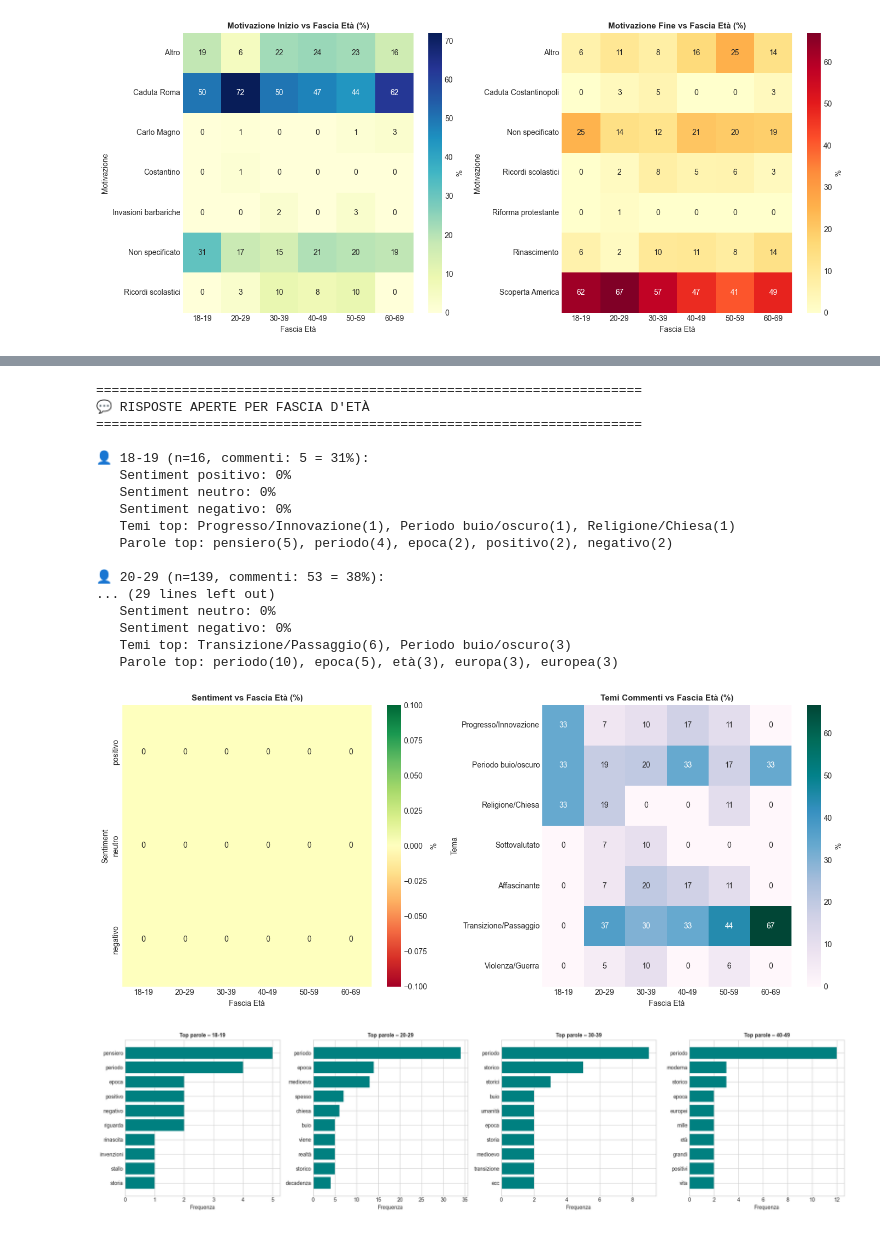
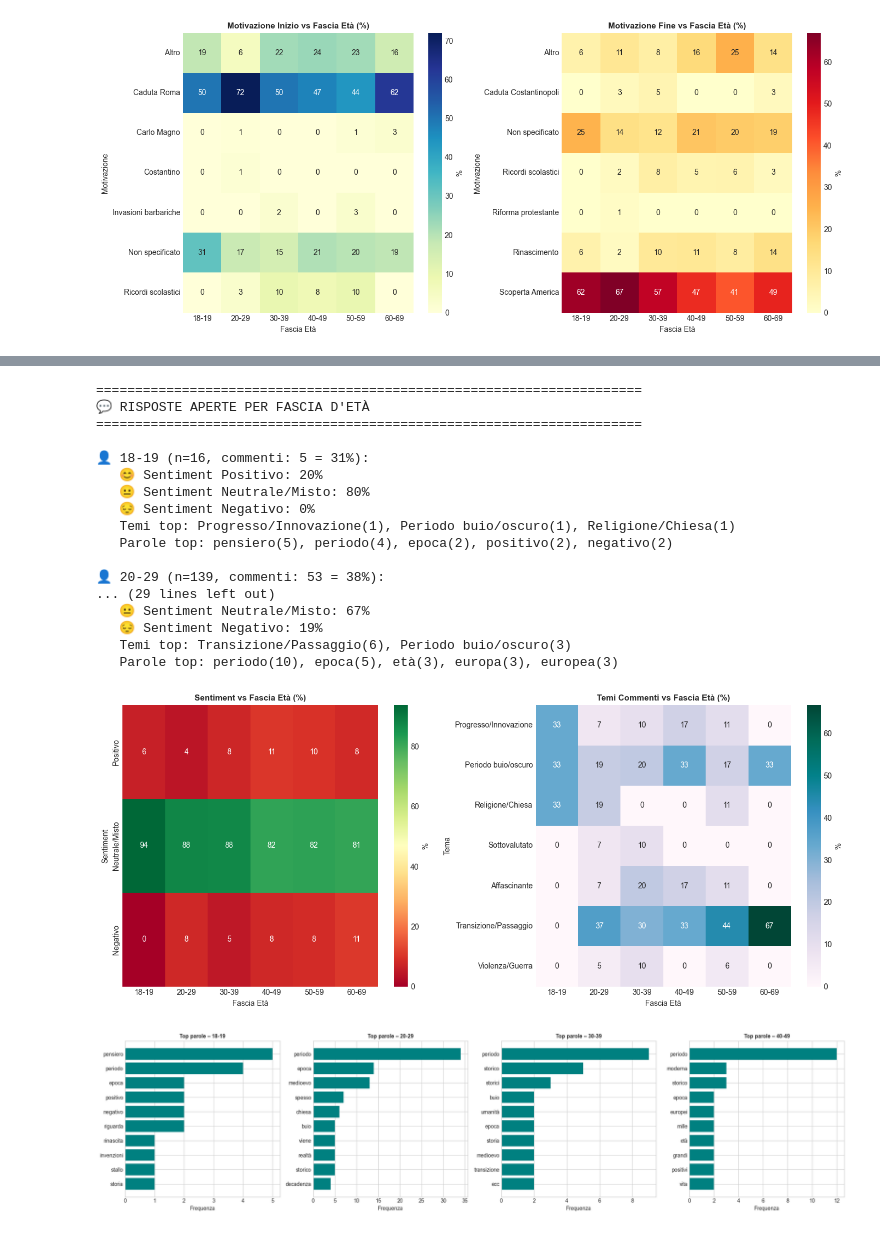
Before and after one commit to giuliaghiazza/MiddleAgesAnalysis, a Jupyter notebook: analisi_testo.ipynb, the cells around one changed output, grey strips where cells are left out. Saved outputs shown, nothing was run; the diff lists cells and outputs as text; code cells hidden in the pictures.

```diff
--- a/analisi_testo.ipynb
+++ b/analisi_testo.ipynb
@@ -1732,11 +1739,14 @@ if results_eta:
 # %%
 # ============================================================
-# 5.4  SENTIMENT, TEMI E PAROLE CHIAVE PER FASCIA D'ETÀ
+# 4.4  SENTIMENT, TEMI E PAROLE CHIAVE PER FASCIA D'ETÀ
 # ============================================================
 
 print("=" * 70)
 print("💬 RISPOSTE APERTE PER FASCIA D'ETÀ")
 print("=" * 70)
+
+# Classi di sentiment definite dalla funzione classifica_sentiment
+sentiment_classes = ['Positivo', 'Neutrale/Misto', 'Negativo']
 
 for eta in eta_order:
     subset = df[df['eta'] == eta]
@@ -1751,9 +1761,10 @@ for eta in eta_order:
     if n_comm > 0:
         # Sentiment
         sent_dist = comm['sentiment_class'].value_counts(normalize=True) * 100
-        for s_class in ['positivo', 'neutro', 'negativo']:
+        for s_class in sentiment_classes:
             val = sent_dist.get(s_class, 0)
-            print(f"   Sentiment {s_class}: {val:.0f}%")
+            emoji = '😊' if s_class == 'Positivo' else ('😔' if s_class == 'Negativo' else '😐')
+            print(f"   {emoji} Sentiment {s_class}: {val:.0f}%")
         # Temi principali
         temi_all = []
         for t_list in comm['temi_commento'].dropna():
@@ -1774,17 +1785,17 @@ for eta in eta_order:
 fig, axes = plt.subplots(1, 2, figsize=(14, 6))
 
 # Heatmap sentiment
-sent_eta = pd.crosstab(df[df['sentiment_class'].notna()]['sentiment_class'],
-                        df[df['sentiment_class'].notna()]['eta'],
+df_with_sent = df[df['sentiment_class'].notna()]
+sent_eta = pd.crosstab(df_with_sent['sentiment_class'],
+                        df_with_sent['eta'],
                         normalize='columns') * 100
 cols_e = [c for c in eta_order if c in sent_eta.columns]
 if cols_e:
     sent_eta = sent_eta[cols_e]
-    # Riordina righe
-    for s in ['positivo', 'neutro', 'negativo']:
-        if s not in sent_eta.index:
-            sent_eta.loc[s] = 0
-    sent_eta = sent_eta.loc[[s for s in ['positivo', 'neutro', 'negativo'] if s in sent_eta.index]]
+    # Riordina righe usando i nomi corretti
+    row_order = [s for s in sentiment_classes if s in sent_eta.index]
+    if row_order:
+        sent_eta = sent_eta.loc[row_order]
     sns.heatmap(sent_eta, annot=True, fmt='.0f', cmap='RdYlGn', ax=axes[0], cbar_kws={'label': '%'})
     axes[0].set_title('Sentiment vs Fascia Età (%)', fontsize=11, fontweight='bold')
     axes[0].set_xlabel('Fascia Età')
@@ -1824,38 +1835,38 @@ if top_eta_groups:
         axes2 = [axes2]
     for ax, eta in zip(axes2, top_eta_groups):
         comm = df[(df['eta'] == eta) & df['commento_aperto'].notna() & (df['commento_aperto'].str.strip() != '')]
         all_w = []
         for txt in comm['commento_aperto']:
             all_w.extend(estrai_parole(txt, stopwords_it))
         if all_w:
             top10 = Counter(all_w).most_common(10)
             words, counts = zip(*top10)
             ax.barh(range(len(words)), counts, color='teal')
             ax.set_yticks(range(len(words)))
             ax.set_yticklabels(words)
             ax.invert_yaxis()
         ax.set_title(f'Top parole – {eta}', fontsize=10, fontweight='bold')
         ax.set_xlabel('Frequenza')
     plt.tight_layout()
     plt.show()
 # %% [output]
 ======================================================================
 💬 RISPOSTE APERTE PER FASCIA D'ETÀ
 ======================================================================
 
 👤 18-19 (n=16, commenti: 5 = 31%):
-   Sentiment positivo: 0%
-   Sentiment neutro: 0%
-   Sentiment negativo: 0%
+   😊 Sentiment Positivo: 20%
+   😐 Sentiment Neutrale/Misto: 80%
+   😔 Sentiment Negativo: 0%
    Temi top: Progresso/Innovazione(1), Periodo buio/oscuro(1), Religione/Chiesa(1)
    Parole top: pensiero(5), periodo(4), epoca(2), positivo(2), negativo(2)
 
 👤 20-29 (n=139, commenti: 53 = 38%):
 ... (29 lines left out)
-   Sentiment neutro: 0%
-   Sentiment negativo: 0%
+   😐 Sentiment Neutrale/Misto: 67%
+   😔 Sentiment Negativo: 19%
    Temi top: Transizione/Passaggio(6), Periodo buio/oscuro(3)
    Parole top: periodo(10), epoca(5), età(3), europa(3), europea(3)
-[figure, old version]
+[figure, new version]
 [figure]
 # %% [markdown]
```
Also changed, not shown: parts of 10 cells of this notebook.
